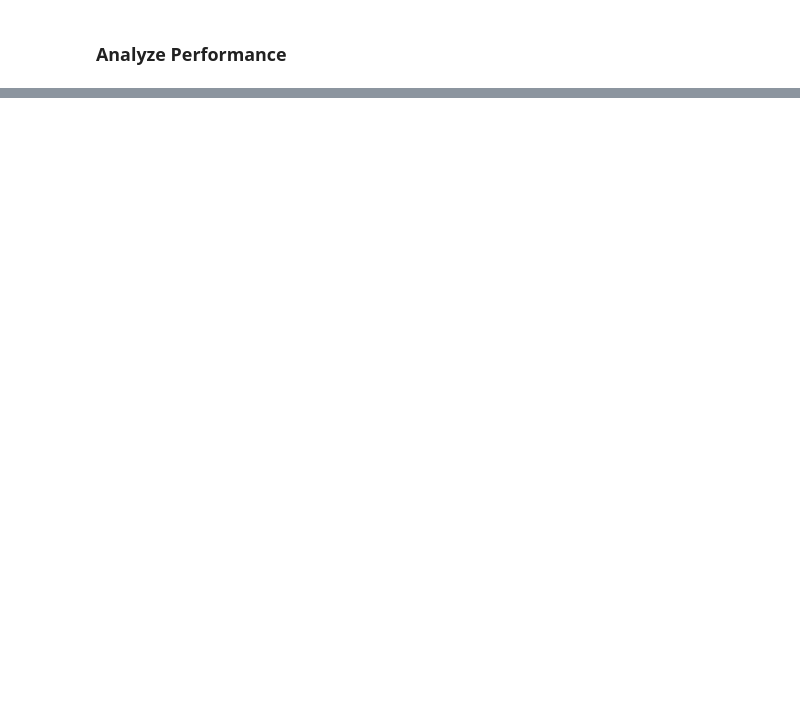
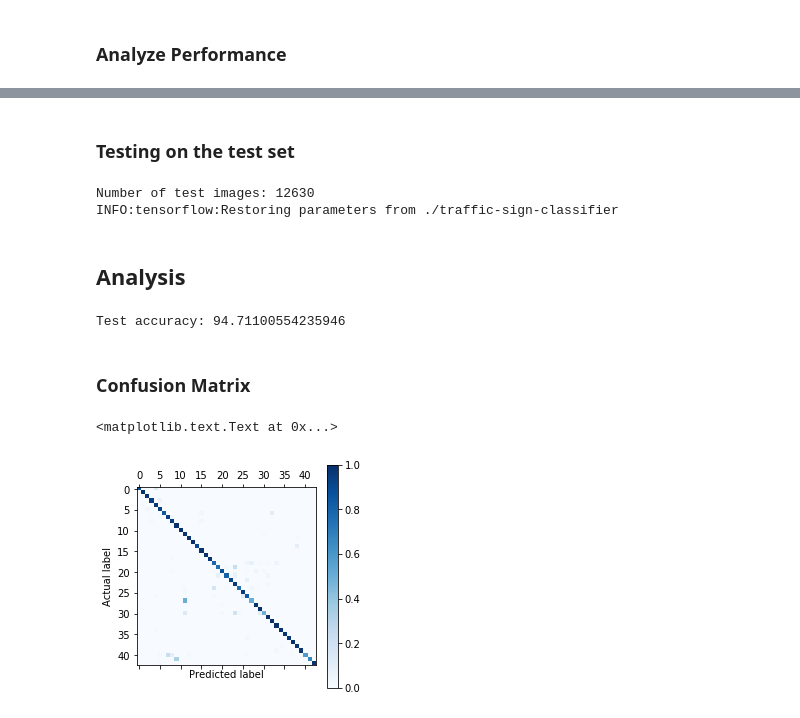
Before and after one commit to rummanwaqar/CarND-Traffic-Sign-Classifier, a Jupyter notebook: Traffic_Sign_Classifier.ipynb, the cells around one changed output, grey strips where cells are left out. Drawn from its saved outputs; the diff is of its cells as text; code cells hidden in the pictures; blank space fills up the shorter version.

```diff
--- a/Traffic_Sign_Classifier.ipynb
+++ b/Traffic_Sign_Classifier.ipynb
@@ -315,3 +288,0 @@ KeyboardInterrupt:
-# %%
-sess = tf.Session(config=tf.ConfigProto(log_device_placement=True))
-print(sess)
@@ -327,0 +289,5 @@ You may find `signnames.csv` useful as it contains mappings from the class id (i
+# %%
+with tf.Session() as sess:
+    saver.restore(sess, tf.train.latest_checkpoint('.'))
+    validation_accuracy = evaluate(X_valid_norm, y_valid_raw)
+    print(validation_accuracy)
@@ -338,0 +331,13 @@ You may find `signnames.csv` useful as it contains mappings from the class id (i
+# %%
+# preprocess images
+gray = np.array([rgb2gray(img) for img in test_images])
+gray_norm = minmax_scale.transform(gray.reshape(gray.shape[0],-1)).reshape(gray.shape)
+
+# classify
+classification = None
+top_5 = None
+with tf.Session() as sess:
+    saver.restore(sess, tf.train.latest_checkpoint('.'))
+    classification = sess.run(tf.nn.softmax(logits),
+                              feed_dict={x: gray_norm, y: 0, keep_prob: 1.0})
+    top_5 = sess.run(tf.nn.top_k(classification, k=5))
@@ -393,0 +396,37 @@ Once you have completed the code implementation, document your results in a proj
+# %% [markdown]
+### Testing on the test set
+# %%
+print("Number of test images:", n_test)
+
+y_pred = []
+with tf.Session() as sess:
+    saver.restore(sess, tf.train.latest_checkpoint('.'))
+    for offset in range(0, n_test, BATCH_SIZE):
+        batch_x = X_test_norm[offset:offset+BATCH_SIZE]
+        classification = sess.run(tf.nn.softmax(logits),
+                                  feed_dict={x: batch_x, y: 0, keep_prob: 1.0})
+        y_pred.extend(np.argmax(classification,axis=1))
+
+assert len(y_pred) == n_test
+# %% [output]
+Number of test images: 12630
+INFO:tensorflow:Restoring parameters from ./traffic-sign-classifier
+# %% [markdown]
+## Analysis
+# %%
+test_accuracy = np.sum(np.array(y_pred) == y_test_raw) / n_test
+print("Test accuracy:", test_accuracy*100)
+# %% [output]
+Test accuracy: 94.71100554235946
+# %% [markdown]
+### Confusion Matrix
+# %%
+cm = confusion_matrix(y_test_raw, y_pred)
+cm = cm.astype('float') / cm.sum(axis=1)[:, np.newaxis] # normalize
+plt.matshow(cm, interpolation='nearest', cmap=plt.cm.Blues)
+plt.colorbar()
+plt.xlabel("Predicted label")
+plt.ylabel("Actual label")
+# %% [output]
+<matplotlib.text.Text at 0x...>
+[figure, added]
```
Also changed, not shown: parts of 52 cells of this notebook, 9 other files.
